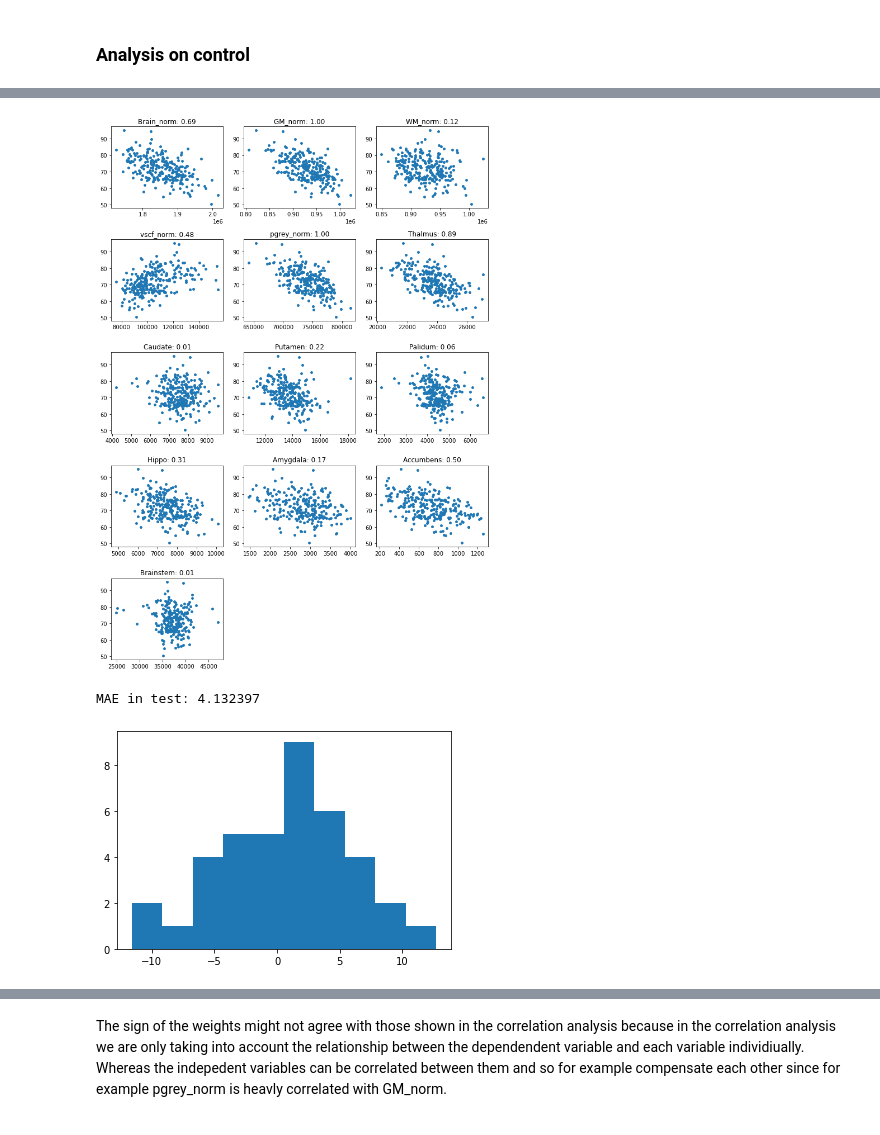
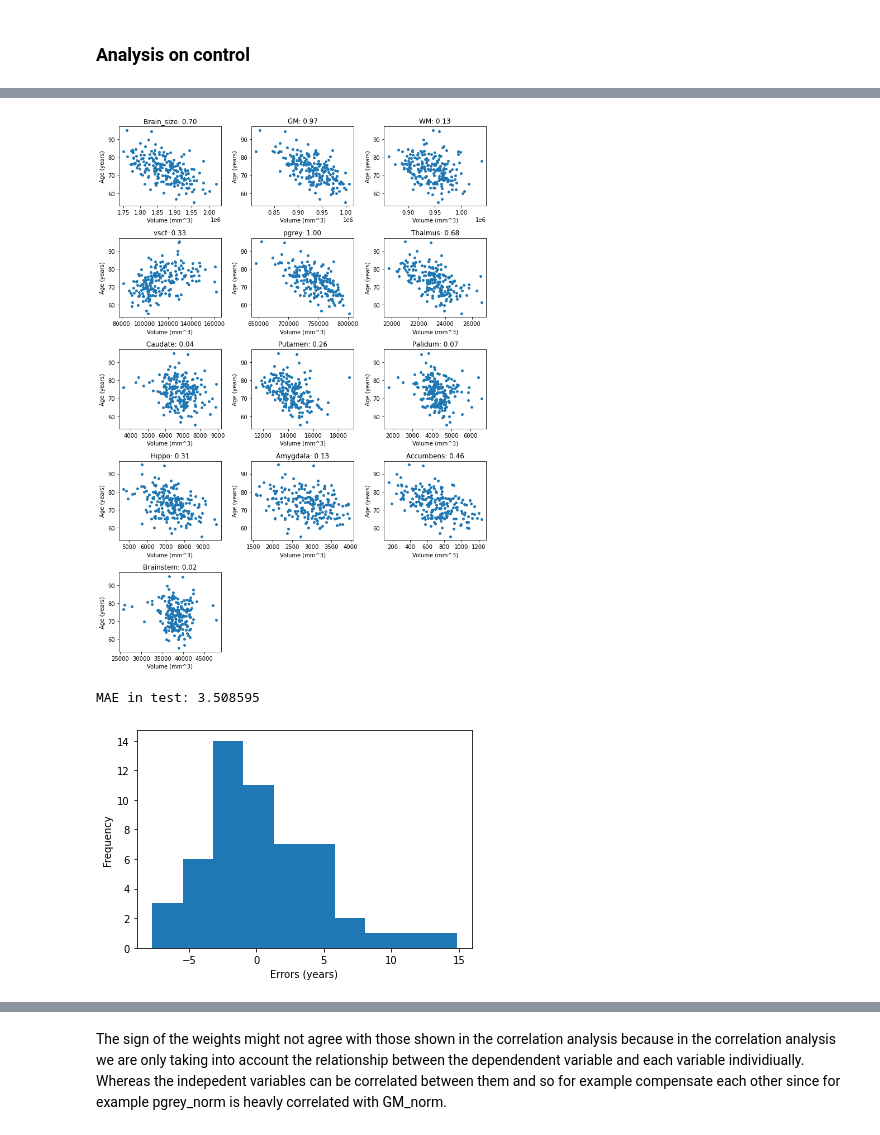
Before and after one commit to JGarciaCondado/ADNIBrainAge, a Jupyter notebook: jupyternotebooks/data_exploration.ipynb, the cells around one changed output, grey strips where cells are left out. Saved outputs shown, nothing was run; the diff lists cells and outputs as text; code cells hidden in the pictures.

```diff
--- a/jupyternotebooks/data_exploration.ipynb
+++ b/jupyternotebooks/data_exploration.ipynb
@@ -105,0 +170,22 @@ for i, site in enumerate(sites):
+# %%
+def remove_young_subsampling(samples, sample_size, cutoffage):
+    sorted_samples = np.sort(samples)
+    cutoff = np.argmax(sorted_samples>cutoffage)
+    lower = sorted_samples[:cutoff]
+    upper = sorted_samples[cutoff:]
+    resampling_size = len(lower)-(len(samples)-sample_size)
+    new_lower = np.random.choice(lower, size=resampling_size, replace=False)
+    return  np.concatenate([new_lower, upper])
+
+cutoffage = np.mean(cn_age)
+new_samples, sample_size = optimize_sampling(remove_young_subsampling, cn_age, ad_age, 0.1, cutoffage=cutoffage)
+
+print('New sample size: %d' % sample_size)
+
+plt.hist(new_samples, label='CN', density=True, alpha=0.5)
+plt.hist(mci_age, label='MCI', density=True, alpha=0.5)
+plt.hist(ad_age, label='AD', density=True, alpha=0.5)
+plt.xlabel('AGE')
+plt.ylabel('Probability Density')
+plt.legend()
+plt.show()
@@ -106,3 +240,15 @@ for i, site in enumerate(sites):
+# %%
+df_cn = df_full[df_full['DIAGNOSIS']==1.0]
+ages = df_cn['AGE'].to_numpy()
+rids = df_cn['RID'].to_numpy()
+# Add some noise so that all the ages are different
+ages_noise = ages+np.random.normal(0, 0.01, len(ages))
+cutoffage = np.mean(ages_noise)
+new_samples, sample_size = optimize_sampling(remove_young_subsampling, ages_noise, ad_age, 0.1, cutoffage=cutoffage)
+ages_loc = [np.where(age == ages_noise)[0][0] for age in new_samples]
+rid_keep = rids[ages_loc]
+remove_ids = [rid for rid in rids if not rid in rid_keep]
+df_full = df_full[~df_full['RID'].isin(remove_ids)]
 # %% [markdown]
 ### Analysis on control
 # %%
@@ -110,8 +256,8 @@ for i, site in enumerate(sites):
 df_controls = df_full[df_full['TYPECONVERSOR']==1.0]
 
 # Mark features to use
-features = ['Brain_norm', 'GM_norm', 'WM_norm',
-        'vscf_norm', 'pgrey_norm', 'Thalmus', 'Caudate', 'Putamen', 'Palidum',
+features = ['Brain_size', 'GM', 'WM', 'vscf', 'pgrey',
+        'Thalmus', 'Caudate', 'Putamen', 'Palidum',
         'Hippo', 'Amygdala', 'Accumbens', 'Brainstem']
 # %%
 # Explor variability of features by site
@@ -155,13 +301,15 @@ plt.figure(figsize=(10,14))
 for d in range (len(features)):
     plt.subplot(5,3,d+1)
     plt.scatter(X[:,d],Y,s=15)
+    plt.xlabel('Volume (mm^3)')
+    plt.ylabel('Age (years)')
     plt.title("{0}: {1:.2f}".format(features[d],f_test[d]))
 plt.tight_layout()
 # %% [output]
-[figure, old version]
+[figure, new version]
 # %%
 # Generate train and test partitions
-X_train, X_test, Y_train, Y_test = train_test_split(X, Y, test_size=0.15, random_state=0)
+X_train, X_test, Y_train, Y_test = train_test_split(X, Y, test_size=0.25, random_state=0)
 
 # Data normalization
 transformer = StandardScaler().fit(X_train)  # fit() learns mean and std parameters
@@ -170,20 +318,22 @@ X_test_norm =  transformer.transform(X_test)
 # %%
 from sklearn.linear_model import LinearRegression
 
 LR = LinearRegression(fit_intercept='True')
 # Train the model
 LR.fit(X_train_norm, Y_train)
 
 # Compute the predictions over test data
 f_test = LR.predict(X_test_norm)
 errors = Y_test-f_test
 MAE_test = np.mean(np.abs(errors))
 print('MAE in test: %f' % MAE_test)
+plt.xlabel('Errors (years)')
+plt.ylabel('Frequency')
 plt.hist(errors)
 plt.show()
 # %% [output]
-MAE in test: 4.132397
+MAE in test: 3.508595
-[figure, old version]
+[figure, new version]
 # %%
 # Linear regressor weights as a guide for selection of the range of alpha
 LR_weights = LR.coef_
```
Also changed, not shown: parts of 32 cells of this notebook.
